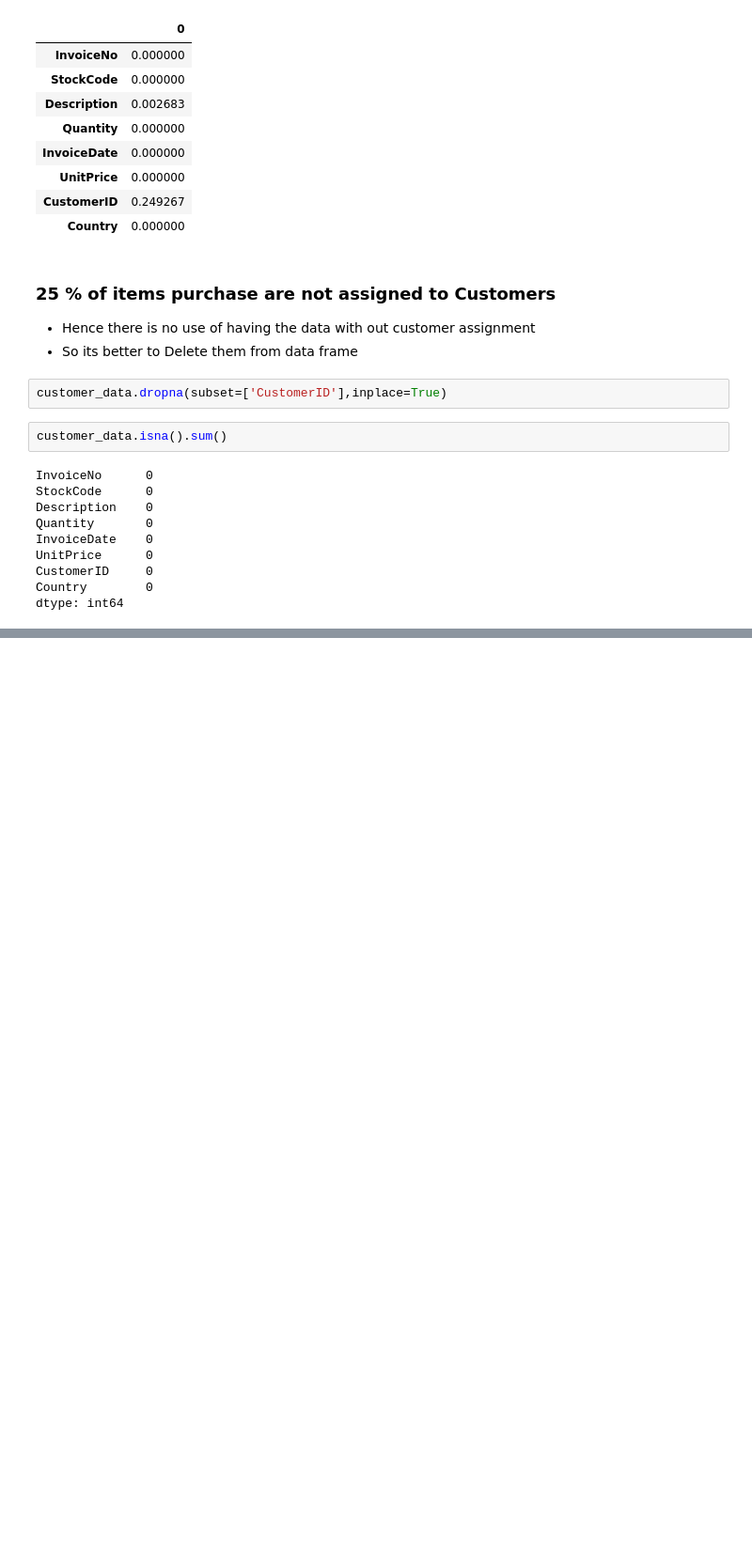
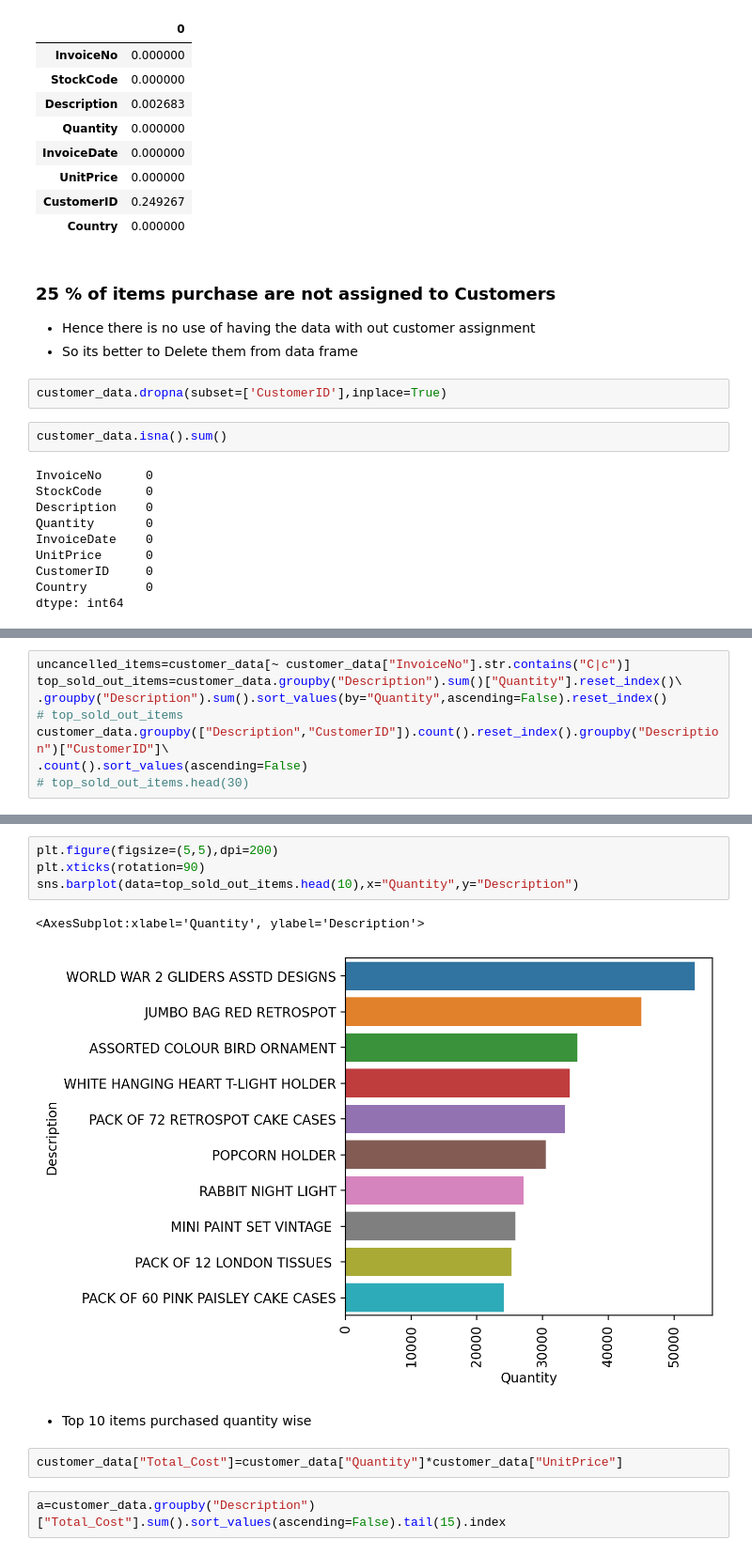
Before and after one commit to MIlanJP/Capstione-Unsupervised-Customer-Segmentation, a Jupyter notebook: Customer Segmentation.ipynb, the cells around one changed output, grey strips where cells are left out. Shown at 94% size. Drawn from its saved outputs; the diff is of its cells as text; blank space fills up the shorter version.

```diff
--- a/Customer Segmentation.ipynb
+++ b/Customer Segmentation.ipynb
@@ -116,0 +243,8 @@ dtype: int64
+# %%
+uncancelled_items=customer_data[~ customer_data["InvoiceNo"].str.contains("C|c")]
+top_sold_out_items=customer_data.groupby("Description").sum()["Quantity"].reset_index()\
+.groupby("Description").sum().sort_values(by="Quantity",ascending=False).reset_index()
+# top_sold_out_items
+customer_data.groupby(["Description","CustomerID"]).count().reset_index().groupby("Description")["CustomerID"]\
+.count().sort_values(ascending=False)
+# top_sold_out_items.head(30)
@@ -116,0 +265,13 @@ dtype: int64
+# %%
+plt.figure(figsize=(5,5),dpi=200)
+plt.xticks(rotation=90)
+sns.barplot(data=top_sold_out_items.head(10),x="Quantity",y="Description")
+# %% [output]
+<AxesSubplot:xlabel='Quantity', ylabel='Description'>
+[figure, added]
+# %% [markdown]
+- Top 10 items purchased quantity wise
+# %%
+customer_data["Total_Cost"]=customer_data["Quantity"]*customer_data["UnitPrice"]
+# %%
+a=customer_data.groupby("Description")["Total_Cost"].sum().sort_values(ascending=False).tail(15).index
```
Also changed, not shown: parts of 20 cells of this notebook.
